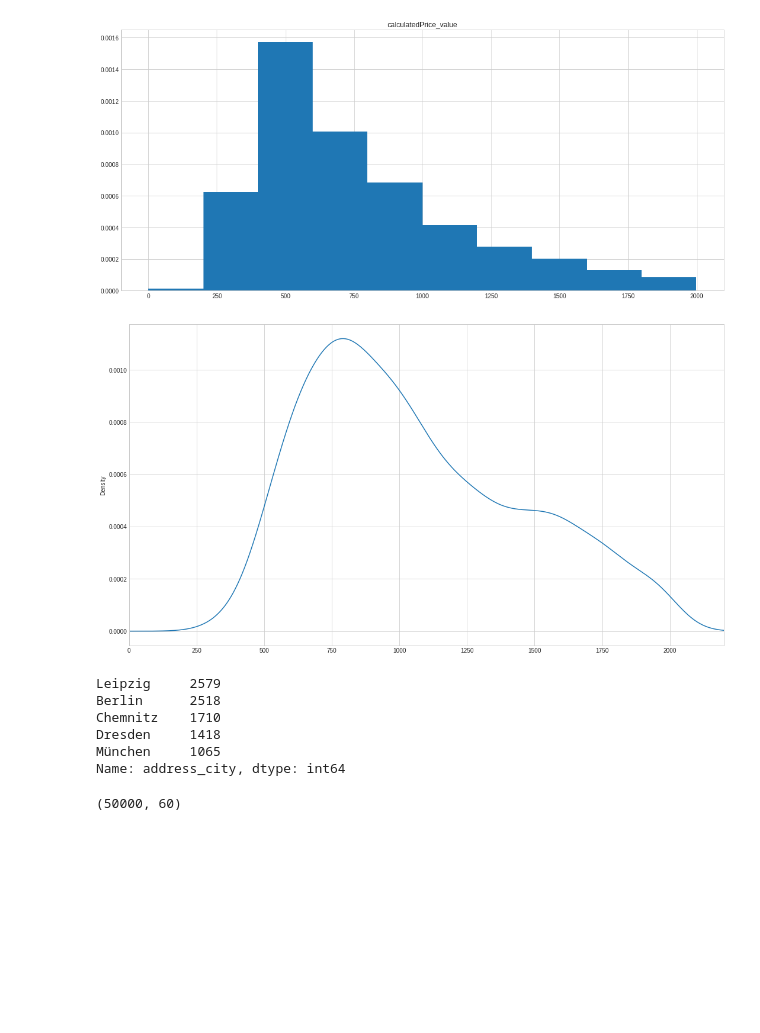
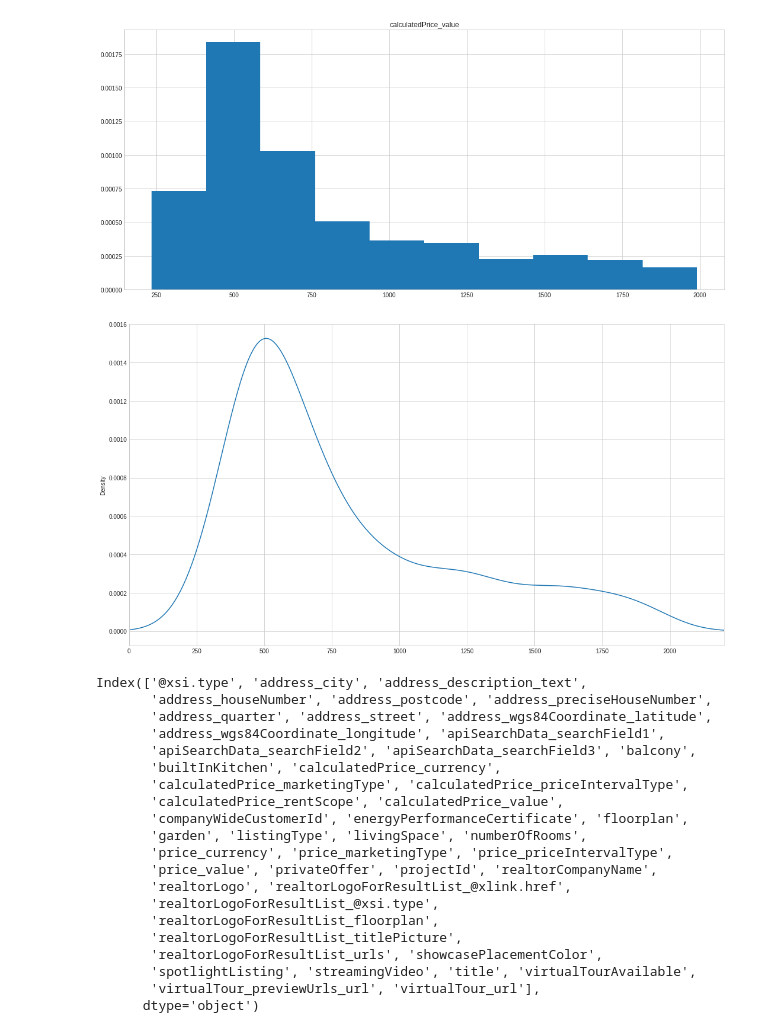
Before and after one commit to shimshir/ds, a Jupyter notebook: is24/is24nb.ipynb, the cells around one changed output. Cells and saved outputs as stored; diff of their text form; code cells hidden in the pictures; blank space fills up the shorter version.

Commit message:
Concurrent fetching

```diff
--- a/is24/is24nb.ipynb
+++ b/is24/is24nb.ipynb
@@ -32,0 +8,2 @@ df = pd.DataFrame.from_records(flattened_exposes, index='@id')
+# %%
+df = is24.fetch_df()
@@ -33,21 +28,31 @@ df = pd.DataFrame.from_records(flattened_exposes, index='@id')
 # %%
 df[df.calculatedPrice_value < 2000].hist(column='calculatedPrice_value', figsize=(18, 8), density=True);
 # %% [output]
-[figure, old version]
+[figure, new version]
 # %%
-df[(df.calculatedPrice_value < 2000) & (df.address_city == 'Berlin')].calculatedPrice_value.plot.kde(figsize=(18, 10), xlim=(0, 2200));
+df[df.calculatedPrice_value < 2000].calculatedPrice_value.plot.kde(figsize=(18, 10), xlim=(0, 2200));
 # %% [output]
-[figure, old version]
+[figure, new version]
-# %%
-df.address_city.value_counts().head()
-# %% [output]
-Leipzig     2579
-Berlin      2518
-Chemnitz    1710
-Dresden     1418
-München     1065
-Name: address_city, dtype: int64
 # %%
-df.shape
+df.columns
 # %% [output]
-(50000, 60)
+Index(['@xsi.type', 'address_city', 'address_description_text',
+       'address_houseNumber', 'address_postcode', 'address_preciseHouseNumber',
+       'address_quarter', 'address_street', 'address_wgs84Coordinate_latitude',
+       'address_wgs84Coordinate_longitude', 'apiSearchData_searchField1',
+       'apiSearchData_searchField2', 'apiSearchData_searchField3', 'balcony',
+       'builtInKitchen', 'calculatedPrice_currency',
+       'calculatedPrice_marketingType', 'calculatedPrice_priceIntervalType',
+       'calculatedPrice_rentScope', 'calculatedPrice_value',
+       'companyWideCustomerId', 'energyPerformanceCertificate', 'floorplan',
+       'garden', 'listingType', 'livingSpace', 'numberOfRooms',
+       'price_currency', 'price_marketingType', 'price_priceIntervalType',
+       'price_value', 'privateOffer', 'projectId', 'realtorCompanyName',
+       'realtorLogo', 'realtorLogoForResultList_@xlink.href',
+       'realtorLogoForResultList_@xsi.type',
+       'realtorLogoForResultList_floorplan',
+       'realtorLogoForResultList_titlePicture',
+       'realtorLogoForResultList_urls', 'showcasePlacementColor',
+       'spotlightListing', 'streamingVideo', 'title', 'virtualTourAvailable',
+       'virtualTour_previewUrls_url', 'virtualTour_url'],
+      dtype='object')
```
Also changed, not shown: parts of 5 cells of this notebook, 7 other files.
